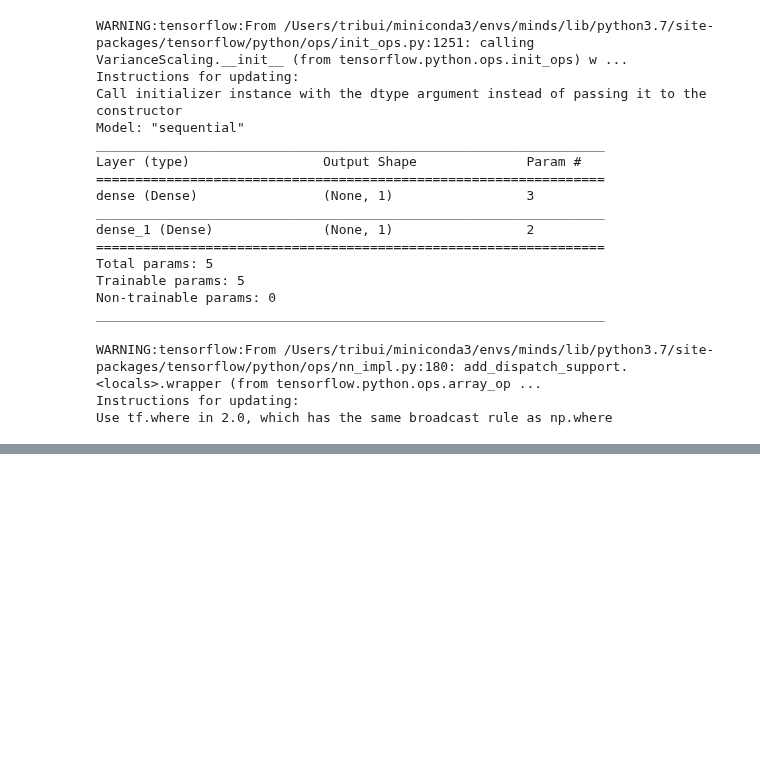
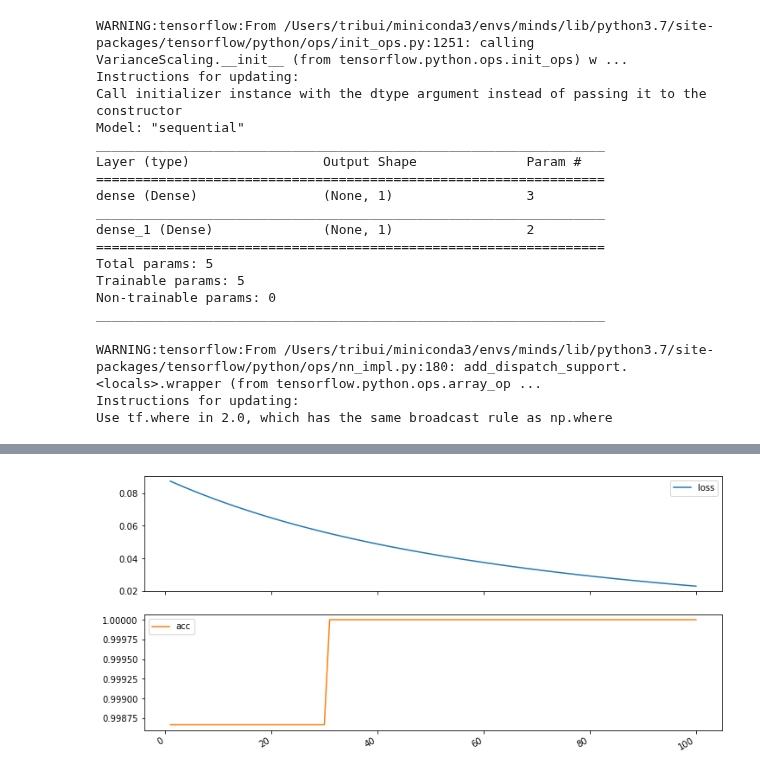
Before and after one commit to tri-bui/sandbox-ml, a Jupyter notebook: deep/demo.ipynb, the cells around one changed output, grey strips where cells are left out. Drawn from its saved outputs; the diff is of its cells as text; code cells hidden in the pictures; blank space fills up the shorter version.

Commit message:
Train and eval model in deep/demo.ipynb

```diff
--- a/deep/demo.ipynb
+++ b/deep/demo.ipynb
@@ -81,3 +82,6 @@ nn.compile(optimizer='adam', loss='binary_crossentropy', metrics=['accuracy'])
 WARNING:tensorflow:From /Users/tribui/miniconda3/envs/minds/lib/python3.7/site-packages/tensorflow/python/ops/nn_impl.py:180: add_dispatch_support.<locals>.wrapper (from tensorflow.python.ops.array_op ...
 Instructions for updating:
 Use tf.where in 2.0, which has the same broadcast rule as np.where
+# %%
+# Train model
+nn_trained = nn.fit(X_train_scaled, y_train, epochs=100)
@@ -83,0 +106,7 @@ Use tf.where in 2.0, which has the same broadcast rule as np.where
+# %%
+# Plot training loss and accuracy
+nn_history = pd.DataFrame(nn_trained.history, index=range(1, len(nn_trained.history['loss']) + 1))
+nn_history.plot(subplots=True, figsize=(12, 6))
+plt.show()
+# %% [output]
+[figure, added]
```
Also changed, not shown: parts of 5 cells of this notebook.
